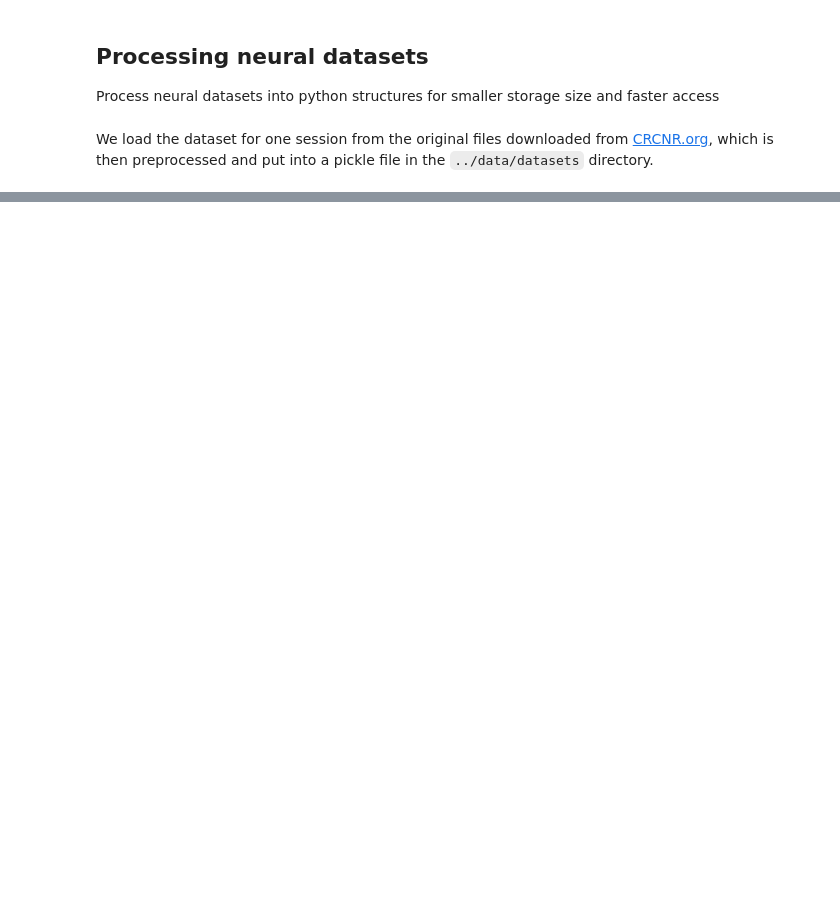
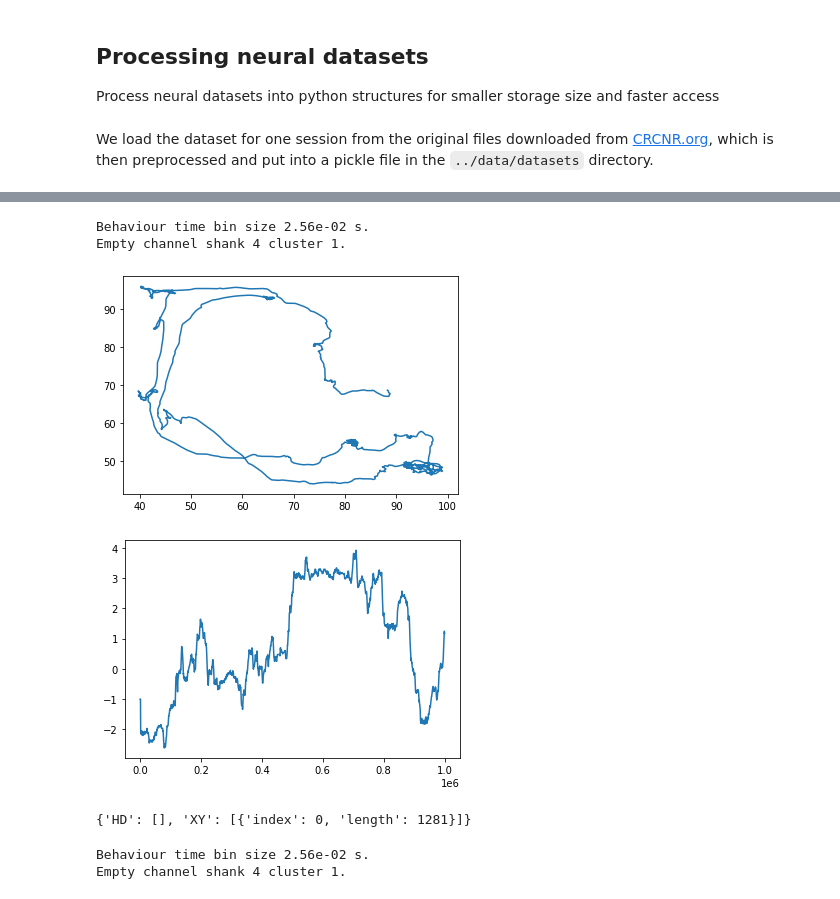
Before and after one commit to davindicode/UCM-interpret, a Jupyter notebook: preprocess/process_datasets.ipynb, the cells around one changed output, grey strips where cells are left out. Cells and saved outputs as stored; diff of their text form; code cells hidden in the pictures; blank space fills up the shorter version.

```diff
--- a/preprocess/process_datasets.ipynb
+++ b/preprocess/process_datasets.ipynb
@@ -24,34 +26,35 @@ We load the dataset for one session from the original files downloaded from [CRC
 datadir2 = '/scratches/sagarmatha_2/ktj21/data/crcns/th-1/data/'
 k = 2
 
+# descriptions are in the .xml files in each dataset folder, including medial-lateral separation of shanks
 if k == 0:
     session_id = 'Mouse12-120806'
     mouse_id = 'Mouse12'
     channels = {
         'ANT': [1, 2, 3, 4, 5, 6, 7, 8],
-        'mPFC': [9, 10, 11, 12],
+        'mPFC': [9, 10, 11, 12, 13],
         'CA1': [13]
-                   }
+    }
 elif k == 1:
     session_id = 'Mouse28-140313'
     mouse_id = 'Mouse28'
     channels = {
         'PoS': [1, 2, 3, 4, 5, 6, 7],
         'ANT': [8, 9, 10, 11]
-            }
+    }
 elif k == 2:
     session_id = 'Mouse24-131213'
     mouse_id = 'Mouse24'
     channels = {
-        #'PoS': [1, 2, 3, 4],
+        'PoS': [1, 2, 3, 4],
         'ANT': [5, 6, 7, 8]
     }
 else:
     raise ValueError
 
 # behav_tbin = 0.025599999999940337
+data_class = neural_datasets.peyrache_th1(datadir2, mouse_id, session_id, channels)
 
-phase = 'wake'
-savef = '../data/datasets/th1_{}_{}.p'.format(session_id, phase)
-neural_datasets.peyrache_th1(datadir2, mouse_id, session_id, savef, channels, phase)
+periods = data_class.get_periods()
+pprint(periods, indent=2, sort_dicts=False)
 # %% [output]
@@ -59,0 +81,28 @@ Behaviour time bin size 0.0256 s.
+# %%
+time_limits = [periods['wake'][0]['start'], periods['wake'][0]['end']]  # pick wake session
+phase = 'wake'
+savef = '../data/datasets/th1_{}_{}.p'.format(session_id, phase)
+d = data_class.load_preprocess_save(None, time_limits)
+# %% [output]
+Behaviour time bin size 2.56e-02 s.
+Empty channel shank 4 cluster 1.
+# %%
+import matplotlib.pyplot as plt
+
+plt.plot(d['covariates']['x'][:1000000], d['covariates']['y'][:1000000])
+plt.show()
+
+plt.plot(d['covariates']['hd'][:1000000])
+plt.show()
+# %% [output]
+[figure, added]
+[figure, added]
+# %%
+d['covariates']['invalid_behaviour']
+# %% [output]
+{'HD': [], 'XY': [{'index': 0, 'length': 1281}]}
+# %%
+data_class.load_preprocess_save(savef, time_limits)  # save to file
+# %% [output]
+Behaviour time bin size 2.56e-02 s.
+Empty channel shank 4 cluster 1.
```
Also changed, not shown: parts of 2 cells of this notebook, 7 other files.
